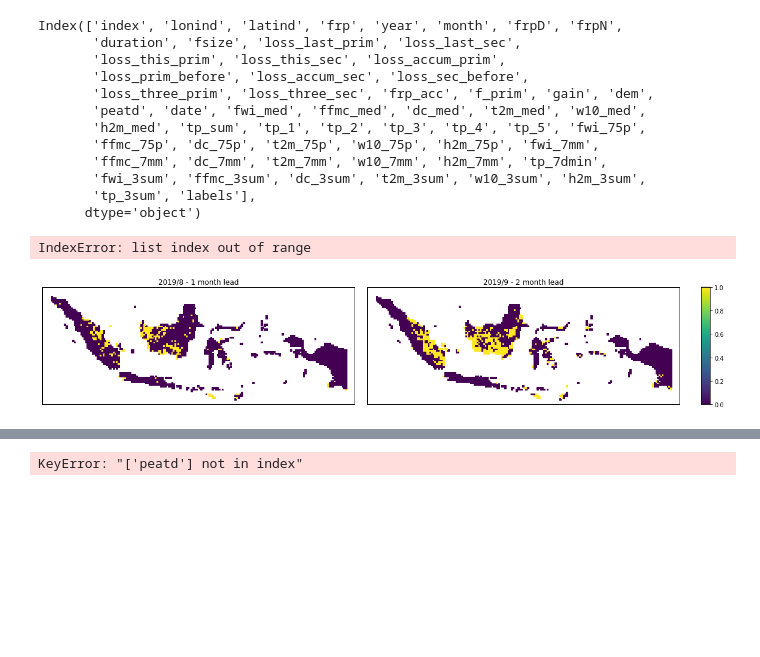
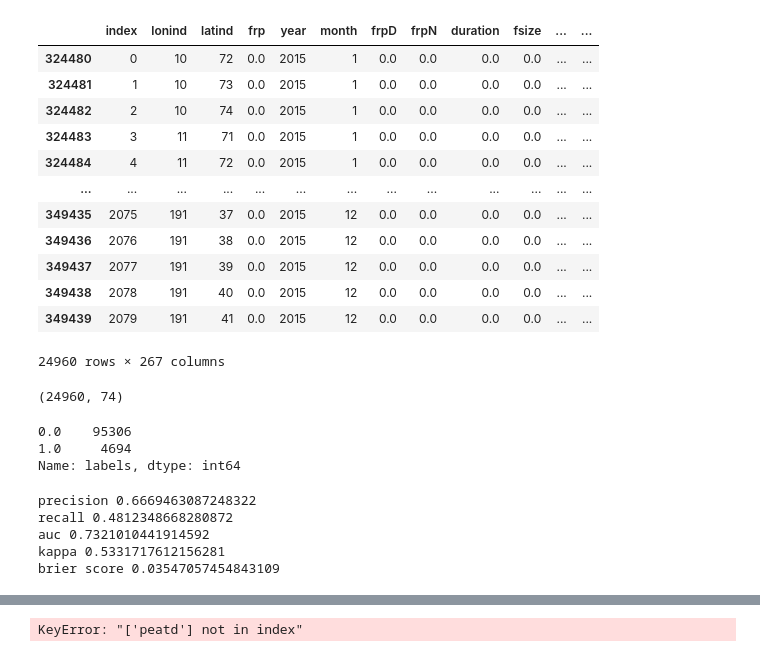
Before and after one commit to tadasnik/tofewsi, a Jupyter notebook: forecast.ipynb, the cells around one changed output, grey strips where cells are left out. Cells and saved outputs as stored; diff of their text form; code cells hidden in the pictures; blank space fills up the shorter version.

```diff
--- a/forecast.ipynb
+++ b/forecast.ipynb
@@ -42,23 +56,3 @@ frp_train = pd.read_parquet('data/feature_train_fr_0.25deg_v4.parquet')
 #frp_train = frp_train[frp_train.date.dt.year < 2019]
 fm = FireMod(frp_train.reset_index(), lc + weather, 'frp', 10, max_fact  = 50000)
 dfr = fm.dfr.copy()
-# %%
-fm.dfr.columns
-# %% [output]
-Index(['index', 'lonind', 'latind', 'frp', 'year', 'month', 'frpD', 'frpN',
-       'duration', 'fsize', 'loss_last_prim', 'loss_last_sec',
-       'loss_this_prim', 'loss_this_sec', 'loss_accum_prim',
-       'loss_prim_before', 'loss_accum_sec', 'loss_sec_before',
-       'loss_three_prim', 'loss_three_sec', 'frp_acc', 'f_prim', 'gain', 'dem',
-       'peatd', 'date', 'fwi_med', 'ffmc_med', 'dc_med', 't2m_med', 'w10_med',
-       'h2m_med', 'tp_sum', 'tp_1', 'tp_2', 'tp_3', 'tp_4', 'tp_5', 'fwi_75p',
-       'ffmc_75p', 'dc_75p', 't2m_75p', 'w10_75p', 'h2m_75p', 'fwi_7mm',
-       'ffmc_7mm', 'dc_7mm', 't2m_7mm', 'w10_7mm', 'h2m_7mm', 'tp_7dmin',
-       'fwi_3sum', 'ffmc_3sum', 'dc_3sum', 't2m_3sum', 'w10_3sum', 'h2m_3sum',
-       'tp_3sum', 'labels'],
-      dtype='object')
-# %%
-fm.plot_features(['labels'], dfr[dfr.year == 2019], [8,9])
-# %% [output]
-IndexError: list index out of range
-[figure, removed]
@@ -64,0 +64,37 @@ IndexError: list index out of range
+# %%
+train, test = get_year_train_test(dfr, year)
+test
+# %% [output]
+|  | index | lonind | latind | frp | year | month | frpD | frpN | duration | fsize | ... | ... |
+| 324480 | 0 | 10 | 72 | 0.0 | 2015 | 1 | 0.0 | 0.0 | 0.0 | 0.0 | ... | ... |
+| 324481 | 1 | 10 | 73 | 0.0 | 2015 | 1 | 0.0 | 0.0 | 0.0 | 0.0 | ... | ... |
+| 324482 | 2 | 10 | 74 | 0.0 | 2015 | 1 | 0.0 | 0.0 | 0.0 | 0.0 | ... | ... |
+| 324483 | 3 | 11 | 71 | 0.0 | 2015 | 1 | 0.0 | 0.0 | 0.0 | 0.0 | ... | ... |
+| 324484 | 4 | 11 | 72 | 0.0 | 2015 | 1 | 0.0 | 0.0 | 0.0 | 0.0 | ... | ... |
+| ... | ... | ... | ... | ... | ... | ... | ... | ... | ... | ... | ... | ... |
+| 349435 | 2075 | 191 | 37 | 0.0 | 2015 | 12 | 0.0 | 0.0 | 0.0 | 0.0 | ... | ... |
+| 349436 | 2076 | 191 | 38 | 0.0 | 2015 | 12 | 0.0 | 0.0 | 0.0 | 0.0 | ... | ... |
+| 349437 | 2077 | 191 | 39 | 0.0 | 2015 | 12 | 0.0 | 0.0 | 0.0 | 0.0 | ... | ... |
+| 349438 | 2078 | 191 | 40 | 0.0 | 2015 | 12 | 0.0 | 0.0 | 0.0 | 0.0 | ... | ... |
+| 349439 | 2079 | 191 | 41 | 0.0 | 2015 | 12 | 0.0 | 0.0 | 0.0 | 0.0 | ... | ... |
+24960 rows × 267 columns
+# %%
+year = 2009
+model = 'clfnn1'
+feats = lc + weather
+#feats = lc + tps + t2ms[:30] + h2m[:30]# + w10
+train, test = get_year_train_test(dfr, year)
+train = train.sample(n = 100000)
+print(test.shape)
+x_train = train[feats]
+y_train = train['labels'].astype(int)
+x_test = test[feats]
+y_test = test['labels'].astype(int)
+# %% [output]
+(24960, 74)
+# %%
+train.labels.value_counts()
+# %% [output]
+0.0    95306
+1.0     4694
+Name: labels, dtype: int64
@@ -64,0 +109,12 @@ IndexError: list index out of range
+# %%
+#lc+fwi
+probs = probas[:, 1]
+prds = np.zeros_like(preds)
+prds[probs > 0.5] = 1
+report_scores(y_test, prds, probas[:, 1])
+# %% [output]
+precision 0.6669463087248322
+recall 0.4812348668280872
+auc 0.7321010441914592
+kappa 0.5331717612156281
+brier score 0.03547057454843109
```
Also changed, not shown: parts of 39 cells of this notebook, 1 other file.
